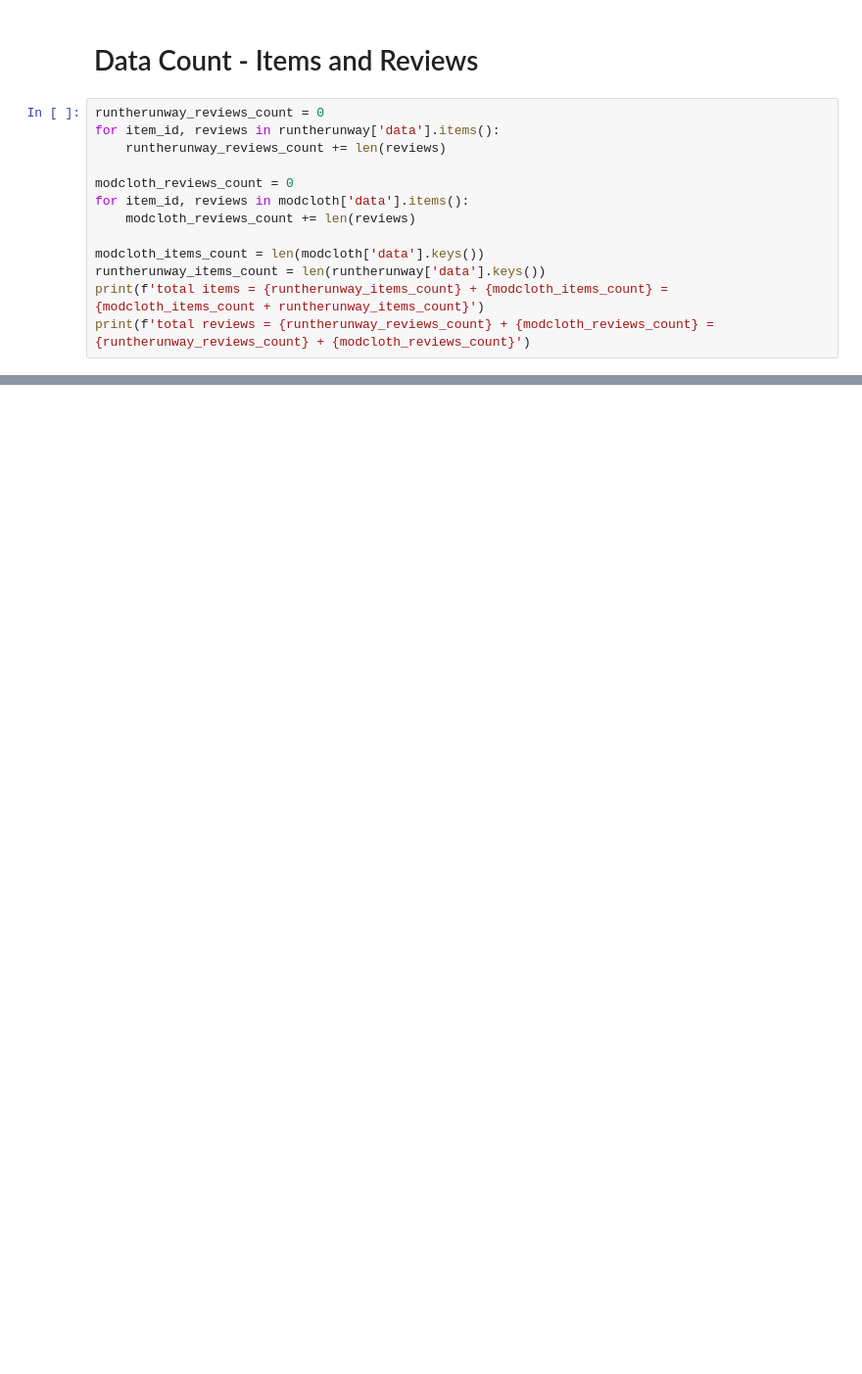
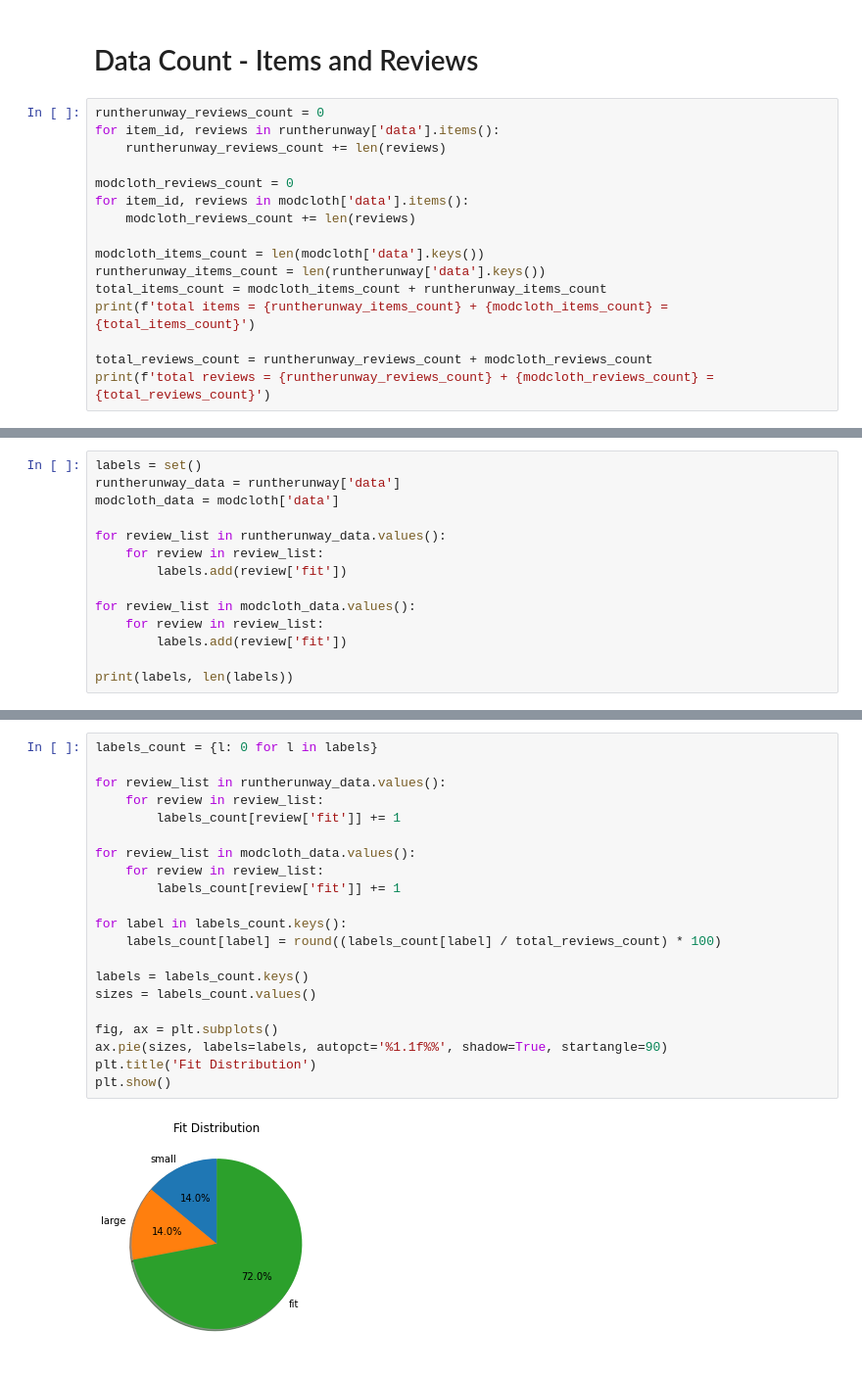
Before and after one commit to singh264/CSC2515-Project, a Jupyter notebook: main.ipynb, the cells around one changed output, grey strips where cells are left out. Shown at 98% size. Cells and saved outputs as stored; diff of their text form; blank space fills up the shorter version.

```diff
--- a/main.ipynb
+++ b/main.ipynb
@@ -89,7 +105,10 @@ for item_id, reviews in modcloth['data'].items():
 
 modcloth_items_count = len(modcloth['data'].keys())
 runtherunway_items_count = len(runtherunway['data'].keys())
-print(f'total items = {runtherunway_items_count} + {modcloth_items_count} = {modcloth_items_count + runtherunway_items_count}')
-print(f'total reviews = {runtherunway_reviews_count} + {modcloth_reviews_count} = {runtherunway_reviews_count} + {modcloth_reviews_count}')
+total_items_count = modcloth_items_count + runtherunway_items_count
+print(f'total items = {runtherunway_items_count} + {modcloth_items_count} = {total_items_count}')
+
+total_reviews_count = runtherunway_reviews_count + modcloth_reviews_count
+print(f'total reviews = {runtherunway_reviews_count} + {modcloth_reviews_count} = {total_reviews_count}')
 # %% [output]
 total items = 5850 + 1378 = 7228
@@ -98,0 +118,14 @@ total reviews = 192544 + 82790 = 192544 + 82790
+# %%
+labels = set()
+runtherunway_data = runtherunway['data']
+modcloth_data = modcloth['data']
+
+for review_list in runtherunway_data.values():
+    for review in review_list:
+        labels.add(review['fit'])
+
+for review_list in modcloth_data.values():
+    for review in review_list:
+        labels.add(review['fit'])
+
+print(labels, len(labels))
@@ -99 +136,24 @@ total reviews = 192544 + 82790 = 192544 + 82790
+# %%
+labels_count = {l: 0 for l in labels}
+
+for review_list in runtherunway_data.values():
+    for review in review_list:
+        labels_count[review['fit']] += 1
+
+for review_list in modcloth_data.values():
+    for review in review_list:
+        labels_count[review['fit']] += 1
+
+for label in labels_count.keys():
+    labels_count[label] = round((labels_count[label] / total_reviews_count) * 100)
+
+labels = labels_count.keys()
+sizes = labels_count.values()
+
+fig, ax = plt.subplots()
+ax.pie(sizes, labels=labels, autopct='%1.1f%%', shadow=True, startangle=90)
+plt.title('Fit Distribution')
+plt.show()
+# %% [output]
+[figure, added]
 # %% [markdown]
```
Also changed, not shown: parts of 15 cells of this notebook, 5 other files.
